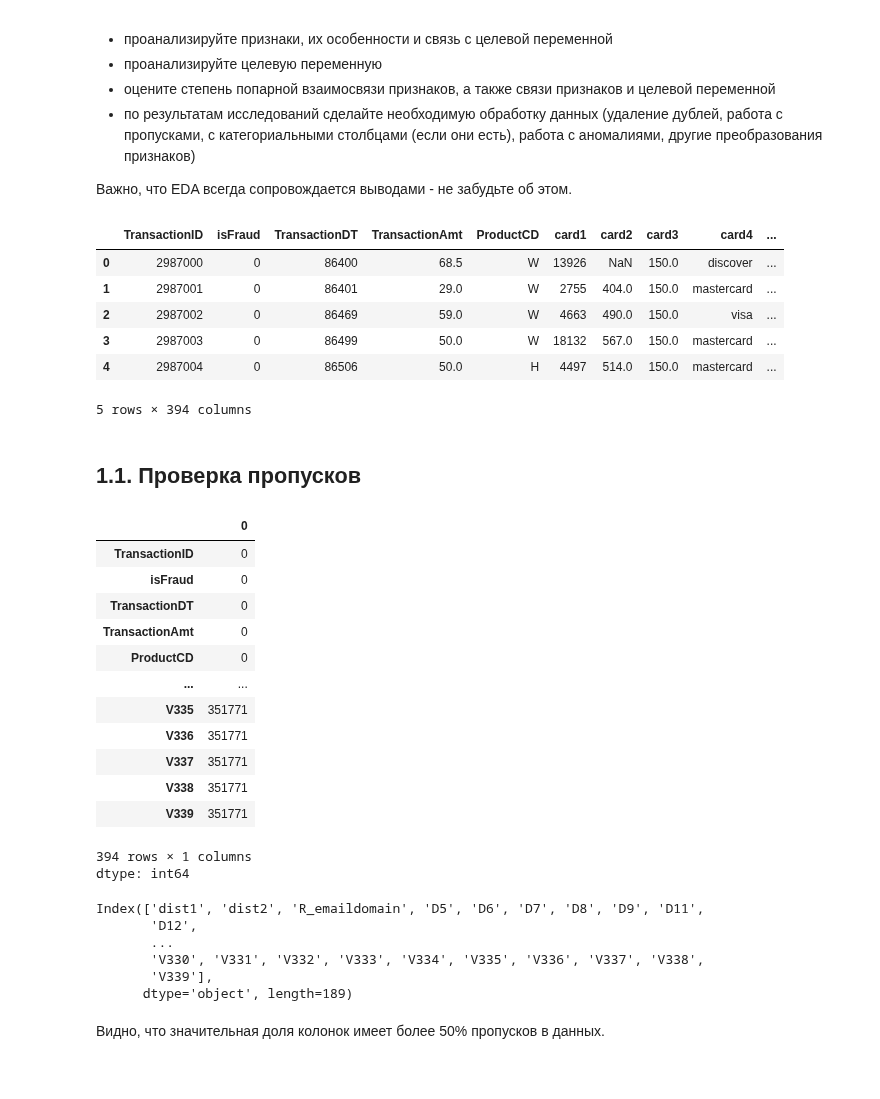
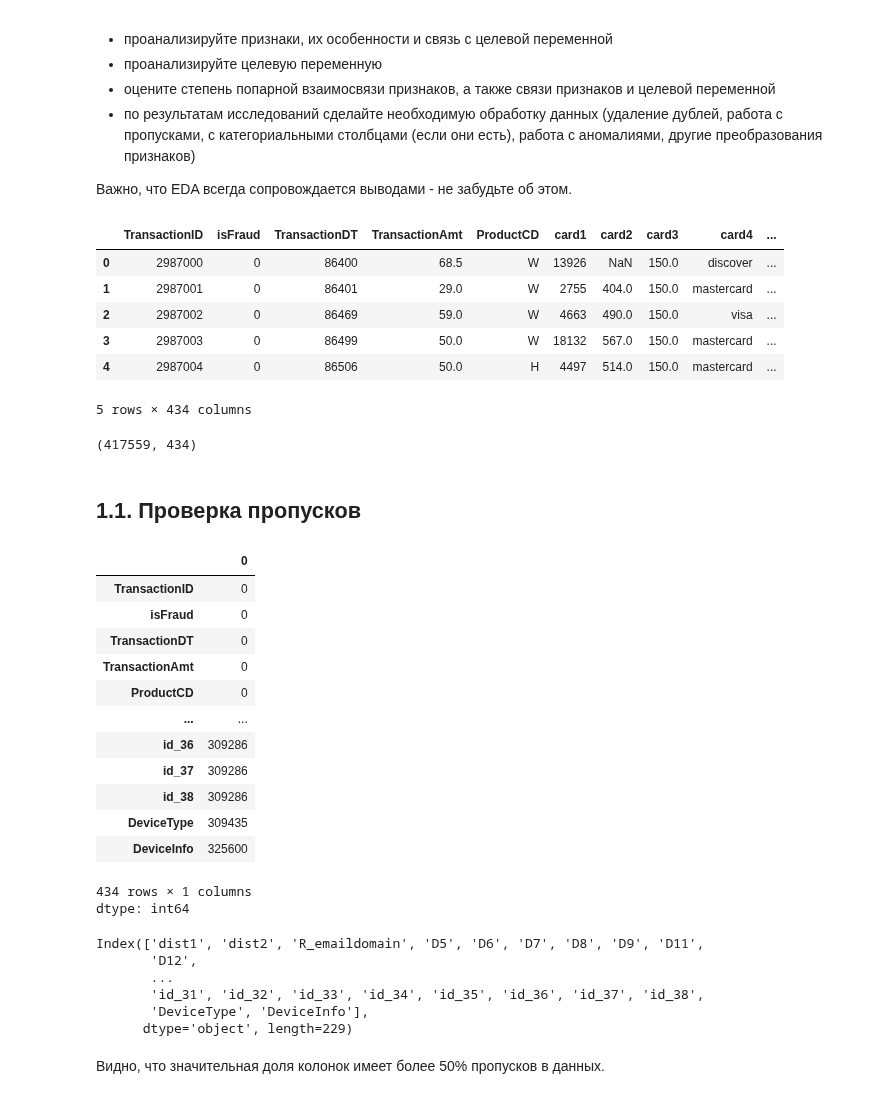
Before and after one commit to PavelMKh/HSE-AI, a Jupyter notebook: ML/hw7.ipynb, the cells around one changed output. Drawn from its saved outputs; the diff is of its cells as text; code cells hidden in the pictures.

```diff
--- a/ML/hw7.ipynb
+++ b/ML/hw7.ipynb
@@ -134,8 +137,10 @@ train_transaction = pd.read_csv('train_transaction.csv')
 train_identity = pd.read_csv('train_identity.csv')
 test_transaction = pd.read_csv('test_transaction.csv')
 test_identity = pd.read_csv('test_identity.csv')
+# %%
+merged_df = pd.merge(train_transaction, train_identity, on='TransactionID', how='left')
 # %%
-train_transaction.head()
+merged_df.head()
 # %% [output]
 |  | TransactionID | isFraud | TransactionDT | TransactionAmt | ProductCD | card1 | card2 | card3 | card4 | ... |
 | 0 | 2987000 | 0 | 86400 | 68.5 | W | 13926 | NaN | 150.0 | discover | ... |
@@ -143,36 +148,40 @@ train_transaction.head()
 | 2 | 2987002 | 0 | 86469 | 59.0 | W | 4663 | 490.0 | 150.0 | visa | ... |
 | 3 | 2987003 | 0 | 86499 | 50.0 | W | 18132 | 567.0 | 150.0 | mastercard | ... |
 | 4 | 2987004 | 0 | 86506 | 50.0 | H | 4497 | 514.0 | 150.0 | mastercard | ... |
-5 rows × 394 columns
+5 rows × 434 columns
+# %%
+merged_df.shape
+# %% [output]
+(417559, 434)
 # %% [markdown]
 ## 1.1. Проверка пропусков
 # %%
-train_transaction.isnull().sum()
+merged_df.isnull().sum()
 # %% [output]
 |  | 0 |
 | TransactionID | 0 |
 | isFraud | 0 |
 | TransactionDT | 0 |
 | TransactionAmt | 0 |
 | ProductCD | 0 |
 | ... | ... |
-| V335 | 351771 |
-| V336 | 351771 |
-| V337 | 351771 |
-| V338 | 351771 |
-| V339 | 351771 |
+| id_36 | 309286 |
+| id_37 | 309286 |
+| id_38 | 309286 |
+| DeviceType | 309435 |
+| DeviceInfo | 325600 |
-394 rows × 1 columns
+434 rows × 1 columns
 dtype: int64
 # %%
-missing_percentage = train_transaction.isna().mean() * 100
+missing_percentage = merged_df.isna().mean() * 100
 missing_percentage[missing_percentage > 50].index
 # %% [output]
 Index(['dist1', 'dist2', 'R_emaildomain', 'D5', 'D6', 'D7', 'D8', 'D9', 'D11',
        'D12',
        ...
-       'V330', 'V331', 'V332', 'V333', 'V334', 'V335', 'V336', 'V337', 'V338',
-       'V339'],
-      dtype='object', length=189)
+       'id_31', 'id_32', 'id_33', 'id_34', 'id_35', 'id_36', 'id_37', 'id_38',
+       'DeviceType', 'DeviceInfo'],
+      dtype='object', length=229)
 # %% [markdown]
 Видно, что значительная доля колонок имеет более 50% пропусков в данных.
 # %%
```
Also changed, not shown: parts of 22 cells of this notebook.
